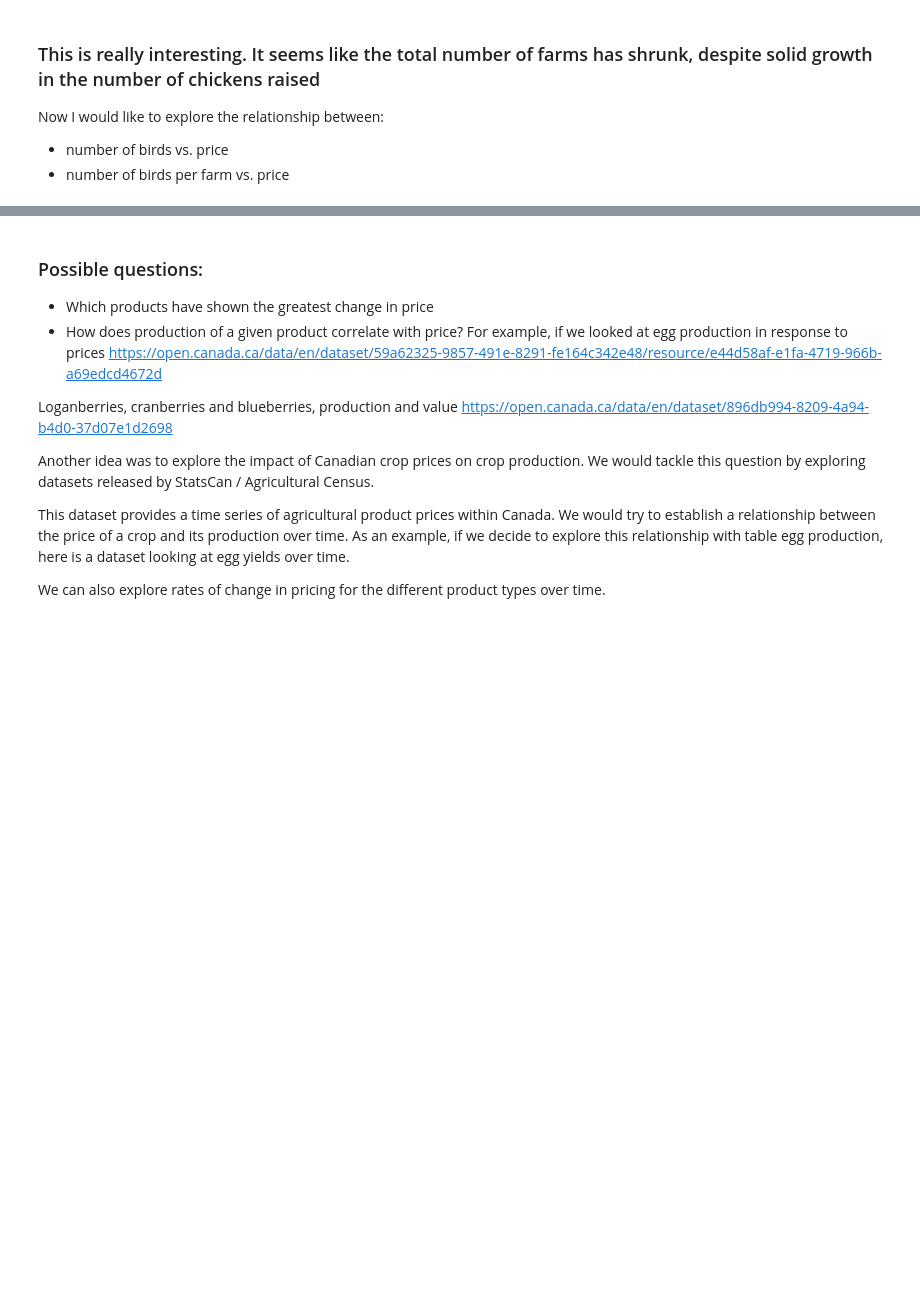
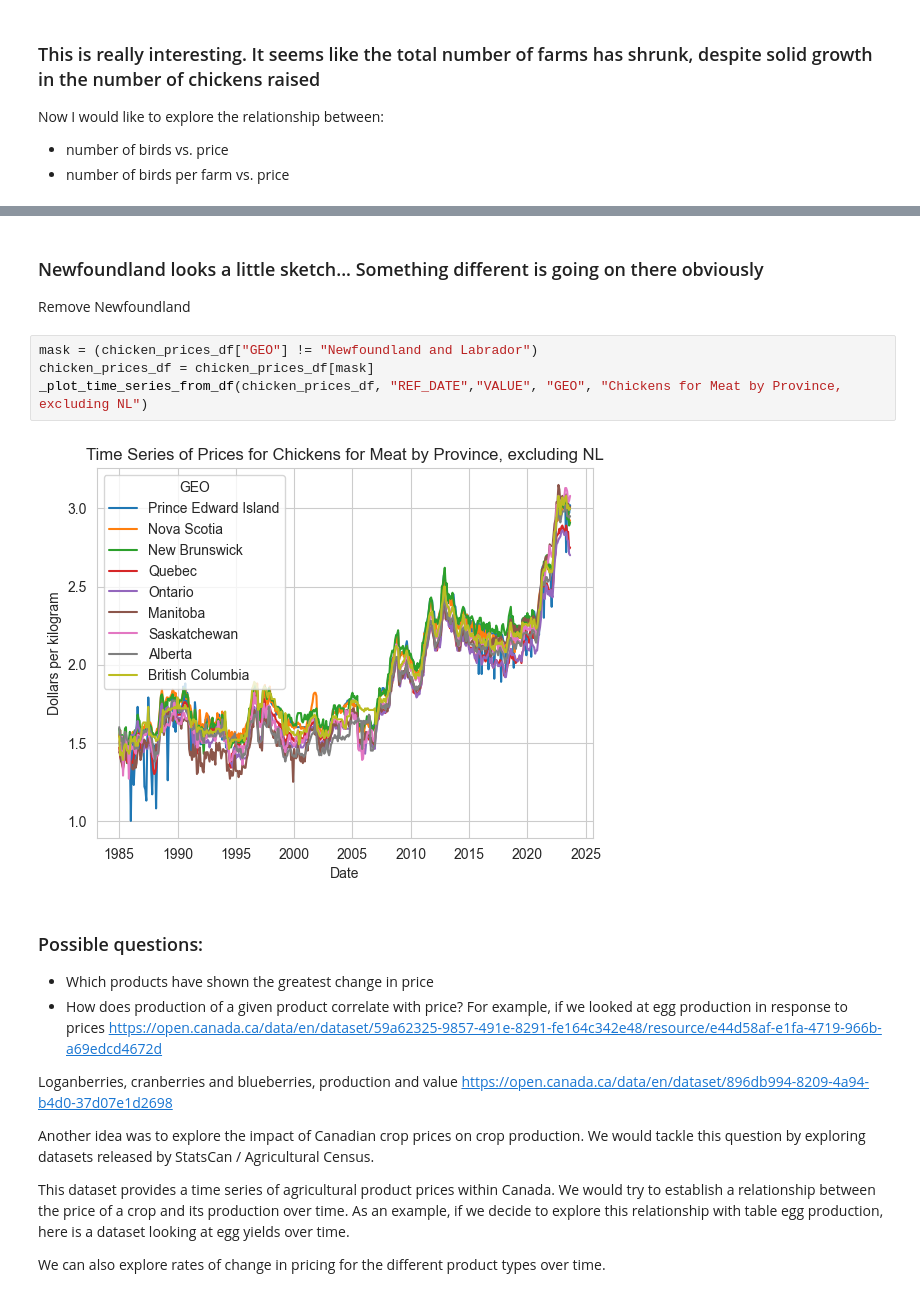
Before and after one commit to davjfish/WatspeedFoundationsGroupProject, a Jupyter notebook: david_scratch.ipynb, the cells around one changed output, grey strips where cells are left out. Drawn from its saved outputs; the diff is of its cells as text; blank space fills up the shorter version.

```diff
--- a/david_scratch.ipynb
+++ b/david_scratch.ipynb
@@ -156,3 +204,13 @@ Now I would like to explore the relationship between:
+# %% [markdown]
+### Newfoundland looks a little sketch... Something different is going on there obviously
+
+Remove Newfoundland
+# %%
+mask = (chicken_prices_df["GEO"] != "Newfoundland and Labrador")
+chicken_prices_df = chicken_prices_df[mask]
+_plot_time_series_from_df(chicken_prices_df, "REF_DATE","VALUE", "GEO", "Chickens for Meat by Province, excluding NL")
+# %% [output]
+[figure, added]
 # %% [markdown]
 
 ### Possible questions:
```
Also changed, not shown: parts of 7 cells of this notebook.
